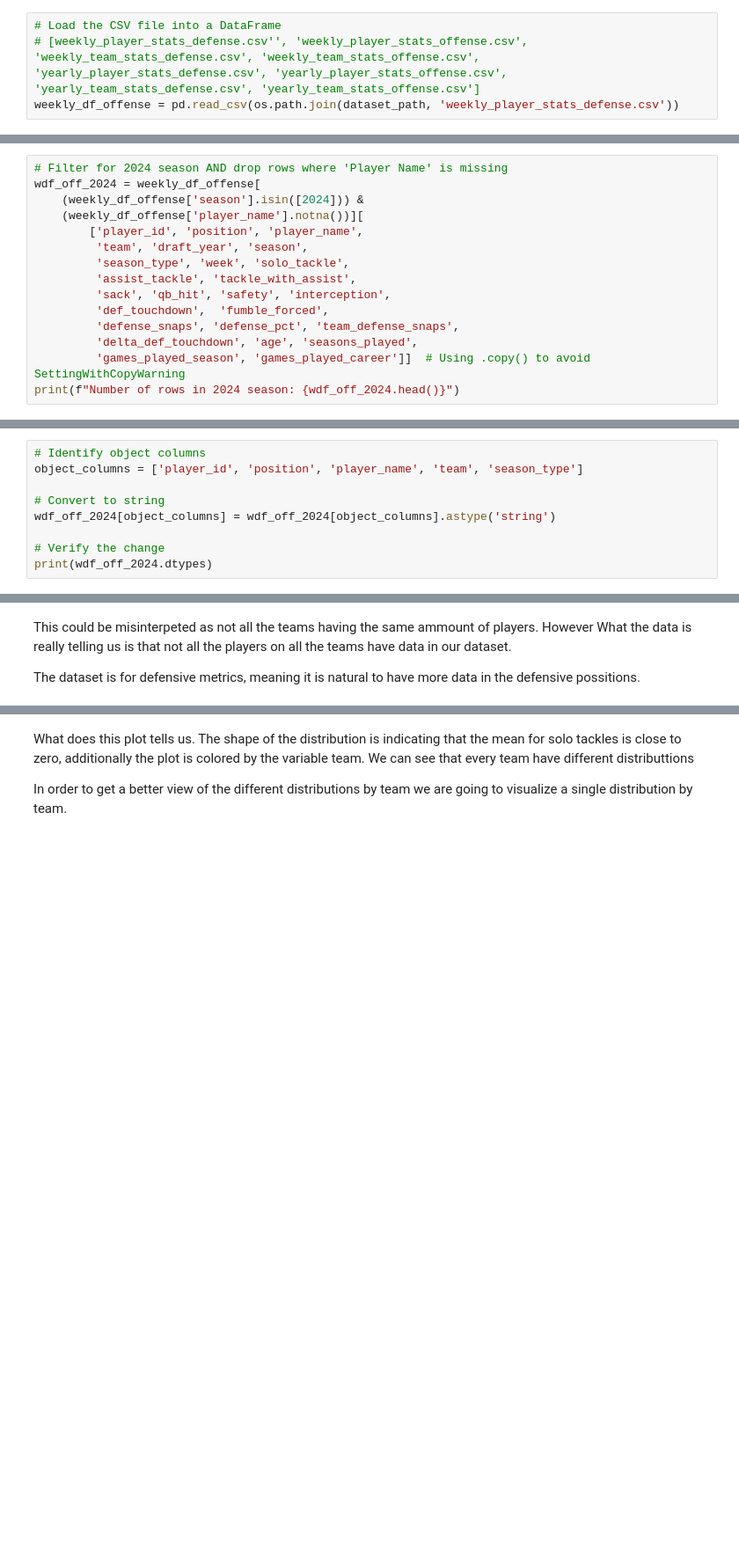
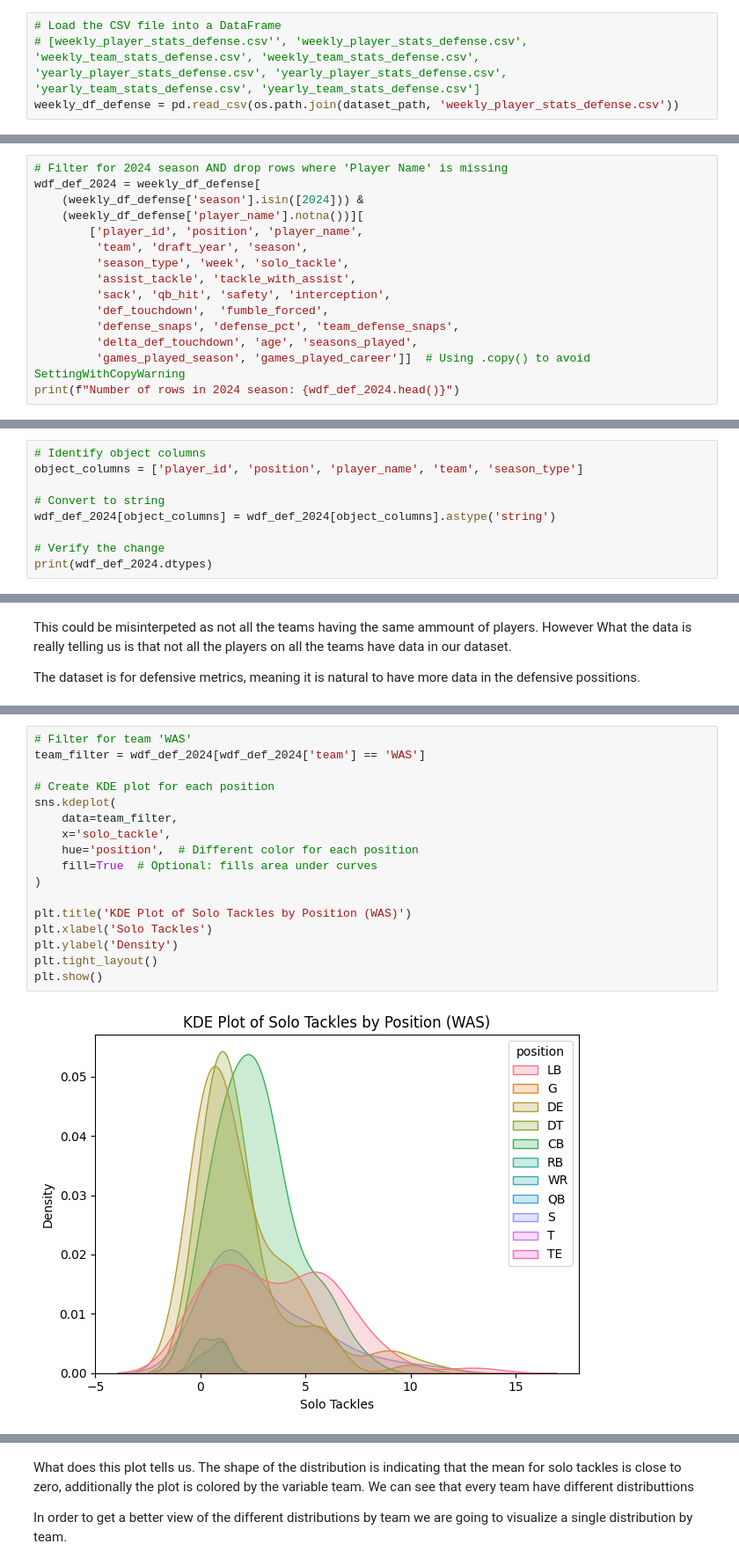
Before and after one commit to Ejaramillo1/nfl_ml_project, a Jupyter notebook: notebook/data/EDA_NFL.ipynb, the cells around one changed output, grey strips where cells are left out. Shown at 88% size. Saved outputs shown, nothing was run; the diff lists cells and outputs as text; blank space fills up the shorter version.

```diff
--- a/notebook/data/EDA_NFL.ipynb
+++ b/notebook/data/EDA_NFL.ipynb
@@ -52,8 +52,8 @@ Files in the dataset folder: ['weekly_player_stats_defense.csv', 'weekly_player_
 For this initial approach we are using the offense metrics. The first step we are going to do is explore in order to know how large is the dataset we are dealing with
 # %%
 # Load the CSV file into a DataFrame
-# [weekly_player_stats_defense.csv'', 'weekly_player_stats_offense.csv', 'weekly_team_stats_defense.csv', 'weekly_team_stats_offense.csv', 'yearly_player_stats_defense.csv', 'yearly_player_stats_offense.csv', 'yearly_team_stats_defense.csv', 'yearly_team_stats_offense.csv']
-weekly_df_offense = pd.read_csv(os.path.join(dataset_path, 'weekly_player_stats_defense.csv'))
+# [weekly_player_stats_defense.csv'', 'weekly_player_stats_defense.csv', 'weekly_team_stats_defense.csv', 'weekly_team_stats_defense.csv', 'yearly_player_stats_defense.csv', 'yearly_player_stats_defense.csv', 'yearly_team_stats_defense.csv', 'yearly_team_stats_defense.csv']
+weekly_df_defense = pd.read_csv(os.path.join(dataset_path, 'weekly_player_stats_defense.csv'))
 # %% [markdown]
 We are starting with the Exploratory data analysis. The first thing is to  know how many columns and rows we have in the dataset. We know that we have weekly granularity
 # %%
@@ -122,9 +132,9 @@ print(f"position: {unique_player_count}")
 position: 4899
 # %%
 # Filter for 2024 season AND drop rows where 'Player Name' is missing
-wdf_off_2024 = weekly_df_offense[
-    (weekly_df_offense['season'].isin([2024])) &
-    (weekly_df_offense['player_name'].notna())][
+wdf_def_2024 = weekly_df_defense[
+    (weekly_df_defense['season'].isin([2024])) &
+    (weekly_df_defense['player_name'].notna())][
         ['player_id', 'position', 'player_name',
          'team', 'draft_year', 'season',
          'season_type', 'week', 'solo_tackle',
@@ -134,7 +144,7 @@ wdf_off_2024 = weekly_df_offense[
          'defense_snaps', 'defense_pct', 'team_defense_snaps',
          'delta_def_touchdown', 'age', 'seasons_played',
          'games_played_season', 'games_played_career']]  # Using .copy() to avoid SettingWithCopyWarning
-print(f"Number of rows in 2024 season: {wdf_off_2024.head()}")
+print(f"Number of rows in 2024 season: {wdf_def_2024.head()}")
 # %% [output]
 Number of rows in 2024 season:          player_id position      player_name team  draft_year  season  \
 110410  00-0026158       QB       Joe Flacco  JAX      2008.0    2024
@@ -247,10 +257,10 @@ dtype: object
 object_columns = ['player_id', 'position', 'player_name', 'team', 'season_type']
 
 # Convert to string
-wdf_off_2024[object_columns] = wdf_off_2024[object_columns].astype('string')
+wdf_def_2024[object_columns] = wdf_def_2024[object_columns].astype('string')
 
 # Verify the change
-print(wdf_off_2024.dtypes)
+print(wdf_def_2024.dtypes)
 # %% [output]
 player_id              string[python]
 position               string[python]
@@ -577,0 +473,19 @@ plt.show()
+# %%
+# Filter for team 'WAS'
+team_filter = wdf_def_2024[wdf_def_2024['team'] == 'WAS']
+
+# Create KDE plot for each position
+sns.kdeplot(
+    data=team_filter,
+    x='solo_tackle',
+    hue='position',  # Different color for each position
+    fill=True  # Optional: fills area under curves
+)
+
+plt.title('KDE Plot of Solo Tackles by Position (WAS)')
+plt.xlabel('Solo Tackles')
+plt.ylabel('Density')
+plt.tight_layout()
+plt.show()
+# %% [output]
+[figure, added]
```
Also changed, not shown: parts of 64 cells of this notebook, 2 other files.
